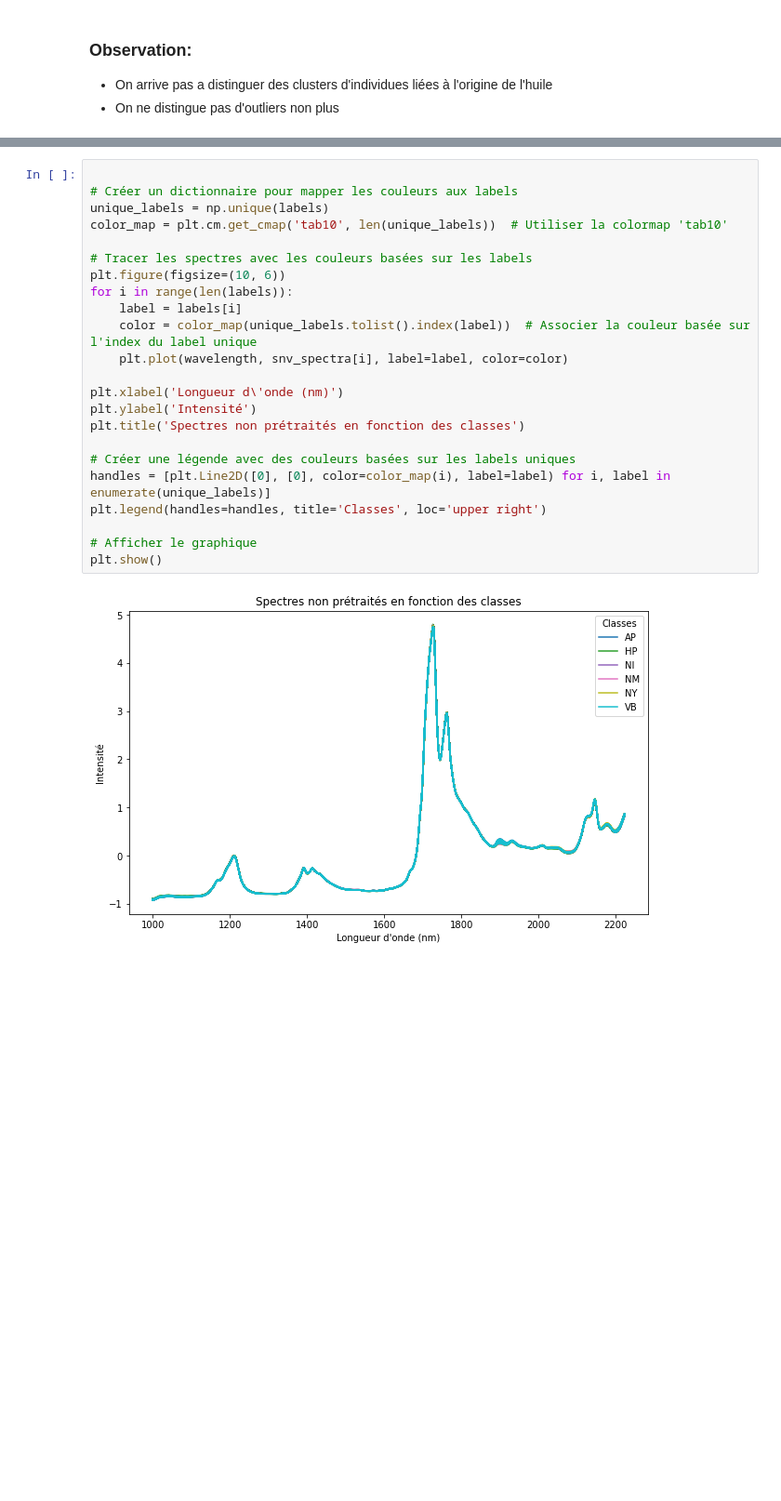
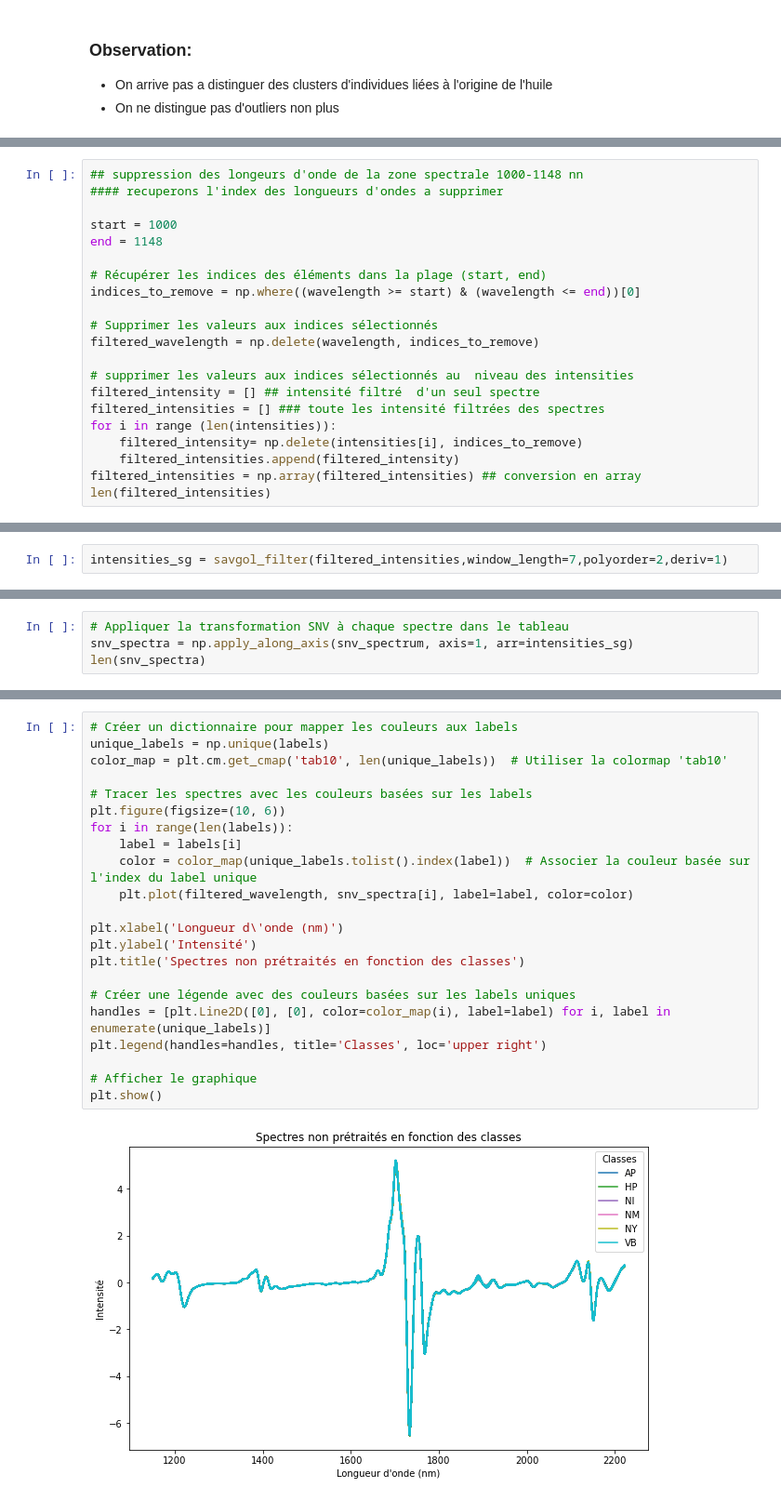
Before and after one commit to BigDwelcome/Chemoocs, a Jupyter notebook: Grain 4 & 5/Grain 4 & 5 activité s2.ipynb, the cells around one changed output, grey strips where cells are left out. Shown at 93% size. Saved outputs shown, nothing was run; the diff lists cells and outputs as text; blank space fills up the shorter version.

```diff
--- a/Grain 4 & 5/Grain 4 & 5 activité s2.ipynb
+++ b/Grain 4 & 5/Grain 4 & 5 activité s2.ipynb
@@ -193,0 +199,21 @@ plot_acp_individuals(score=score, plan_indices=(2,4), individual_names=noms_indi
+# %%
+## suppression des longeurs d'onde de la zone spectrale 1000-1148 nn
+#### recuperons l'index des longueurs d'ondes a supprimer
+
+start = 1000
+end = 1148
+
+# Récupérer les indices des éléments dans la plage (start, end)
+indices_to_remove = np.where((wavelength >= start) & (wavelength <= end))[0]
+
+# Supprimer les valeurs aux indices sélectionnés
+filtered_wavelength = np.delete(wavelength, indices_to_remove)
+
+# supprimer les valeurs aux indices sélectionnés au  niveau des intensities
+filtered_intensity = [] ## intensité filtré  d'un seul spectre
+filtered_intensities = [] ### toute les intensité filtrées des spectres
+for i in range (len(intensities)):
+    filtered_intensity= np.delete(intensities[i], indices_to_remove)
+    filtered_intensities.append(filtered_intensity)
+filtered_intensities = np.array(filtered_intensities) ## conversion en array
+len(filtered_intensities)
@@ -194 +224,3 @@ plot_acp_individuals(score=score, plan_indices=(2,4), individual_names=noms_indi
+# %%
+intensities_sg = savgol_filter(filtered_intensities,window_length=7,polyorder=2,deriv=1)
 # %% [markdown]
@@ -263,0 +259,4 @@ snv_spectra = np.apply_along_axis(snv_spectrum, axis=1, arr=X)
+# %%
+# Appliquer la transformation SNV à chaque spectre dans le tableau
+snv_spectra = np.apply_along_axis(snv_spectrum, axis=1, arr=intensities_sg)
+len(snv_spectra)
@@ -264,25 +265,24 @@ snv_spectra = np.apply_along_axis(snv_spectrum, axis=1, arr=X)
 # %%
-
 # Créer un dictionnaire pour mapper les couleurs aux labels
 unique_labels = np.unique(labels)
 color_map = plt.cm.get_cmap('tab10', len(unique_labels))  # Utiliser la colormap 'tab10'
 
 # Tracer les spectres avec les couleurs basées sur les labels
 plt.figure(figsize=(10, 6))
 for i in range(len(labels)):
     label = labels[i]
     color = color_map(unique_labels.tolist().index(label))  # Associer la couleur basée sur l'index du label unique
-    plt.plot(wavelength, snv_spectra[i], label=label, color=color)
+    plt.plot(filtered_wavelength, snv_spectra[i], label=label, color=color)
 
 plt.xlabel('Longueur d\'onde (nm)')
 plt.ylabel('Intensité')
 plt.title('Spectres non prétraités en fonction des classes')
 
 # Créer une légende avec des couleurs basées sur les labels uniques
 handles = [plt.Line2D([0], [0], color=color_map(i), label=label) for i, label in enumerate(unique_labels)]
 plt.legend(handles=handles, title='Classes', loc='upper right')
 
 # Afficher le graphique
 plt.show()
 # %% [output]
-[figure, old version]
+[figure, new version]
```
Also changed, not shown: parts of 22 cells of this notebook.
